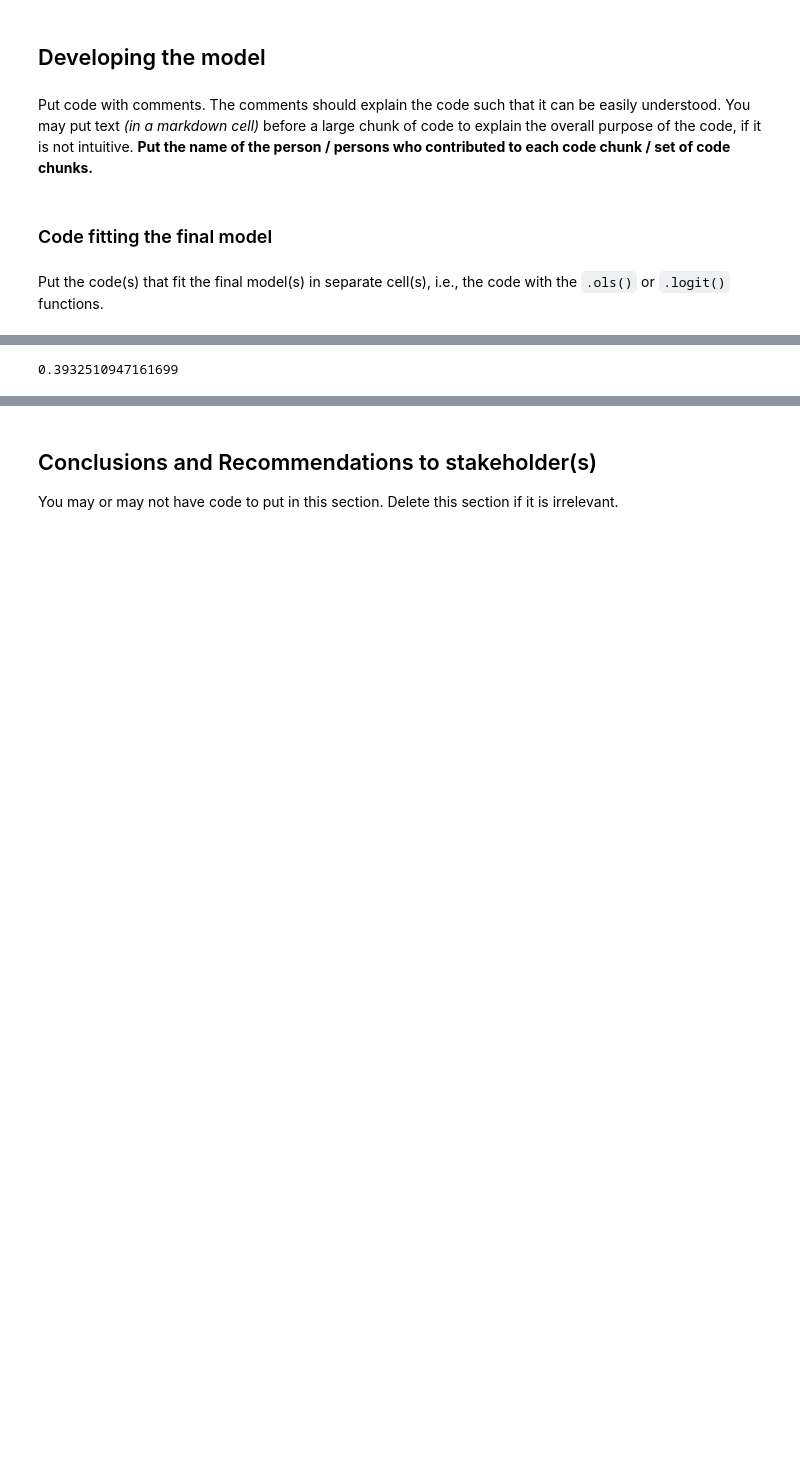
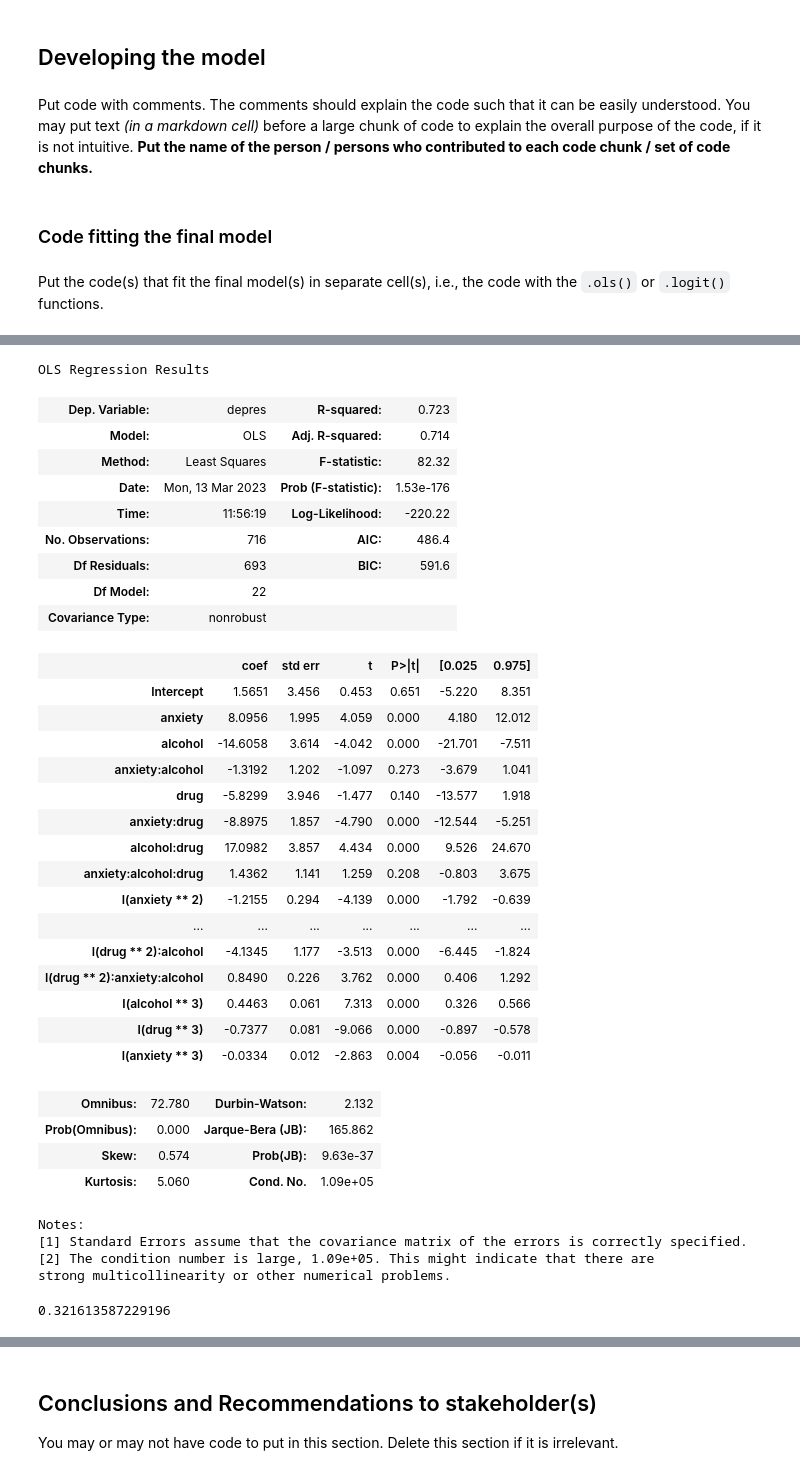
Before and after one commit to marlenealanis/stat-303-2-project, a Jupyter notebook: Project Code Template.ipynb, the cells around one changed output, grey strips where cells are left out. Drawn from its saved outputs; the diff is of its cells as text; code cells hidden in the pictures; blank space fills up the shorter version.

```diff
--- a/Project Code Template.ipynb
+++ b/Project Code Template.ipynb
@@ -241,5 +192,45 @@ strong multicollinearity or other numerical problems.
-# %%
-pred = depres_obj_8.predict(test)
-np.sqrt(((test.depres - pred)**2).mean())
-# %% [output]
-0.3932510947161699
+# %%
+depres_obj_9 = smf.ols(formula = 'depres~anxiety*alcohol*drug \
++ I(anxiety**2)*alcohol*drug+I(alcohol**2)*anxiety*drug\
++I(drug**2)*anxiety*alcohol +I(alcohol**3) + I(drug**3) + I(anxiety**3)', data = train).fit()
+depres_obj_9.summary()
+# %% [output]
+OLS Regression Results
+| Dep. Variable: | depres | R-squared: | 0.723 |
+| Model: | OLS | Adj. R-squared: | 0.714 |
+| Method: | Least Squares | F-statistic: | 82.32 |
+| Date: | Mon, 13 Mar 2023 | Prob (F-statistic): | 1.53e-176 |
+| Time: | 11:56:19 | Log-Likelihood: | -220.22 |
+| No. Observations: | 716 | AIC: | 486.4 |
+| Df Residuals: | 693 | BIC: | 591.6 |
+| Df Model: | 22 |  |  |
+| Covariance Type: | nonrobust |  |  |
+|  | coef | std err | t | P>|t| | [0.025 | 0.975] |
+| Intercept | 1.5651 | 3.456 | 0.453 | 0.651 | -5.220 | 8.351 |
+| anxiety | 8.0956 | 1.995 | 4.059 | 0.000 | 4.180 | 12.012 |
+| alcohol | -14.6058 | 3.614 | -4.042 | 0.000 | -21.701 | -7.511 |
+| anxiety:alcohol | -1.3192 | 1.202 | -1.097 | 0.273 | -3.679 | 1.041 |
+| drug | -5.8299 | 3.946 | -1.477 | 0.140 | -13.577 | 1.918 |
+| anxiety:drug | -8.8975 | 1.857 | -4.790 | 0.000 | -12.544 | -5.251 |
+| alcohol:drug | 17.0982 | 3.857 | 4.434 | 0.000 | 9.526 | 24.670 |
+| anxiety:alcohol:drug | 1.4362 | 1.141 | 1.259 | 0.208 | -0.803 | 3.675 |
+| I(anxiety ** 2) | -1.2155 | 0.294 | -4.139 | 0.000 | -1.792 | -0.639 |
+| ... | ... | ... | ... | ... | ... | ... |
+| I(drug ** 2):alcohol | -4.1345 | 1.177 | -3.513 | 0.000 | -6.445 | -1.824 |
+| I(drug ** 2):anxiety:alcohol | 0.8490 | 0.226 | 3.762 | 0.000 | 0.406 | 1.292 |
+| I(alcohol ** 3) | 0.4463 | 0.061 | 7.313 | 0.000 | 0.326 | 0.566 |
+| I(drug ** 3) | -0.7377 | 0.081 | -9.066 | 0.000 | -0.897 | -0.578 |
+| I(anxiety ** 3) | -0.0334 | 0.012 | -2.863 | 0.004 | -0.056 | -0.011 |
+| Omnibus: | 72.780 | Durbin-Watson: | 2.132 |
+| Prob(Omnibus): | 0.000 | Jarque-Bera (JB): | 165.862 |
+| Skew: | 0.574 | Prob(JB): | 9.63e-37 |
+| Kurtosis: | 5.060 | Cond. No. | 1.09e+05 |
+Notes:
+[1] Standard Errors assume that the covariance matrix of the errors is correctly specified.
+[2] The condition number is large, 1.09e+05. This might indicate that there are
+strong multicollinearity or other numerical problems.
+# %%
+pred = depres_obj_9.predict(test)
+np.sqrt(((test.depres - pred)**2).mean())
+# %% [output]
+0.321613587229196
```
Also changed, not shown: parts of 3 cells of this notebook.
